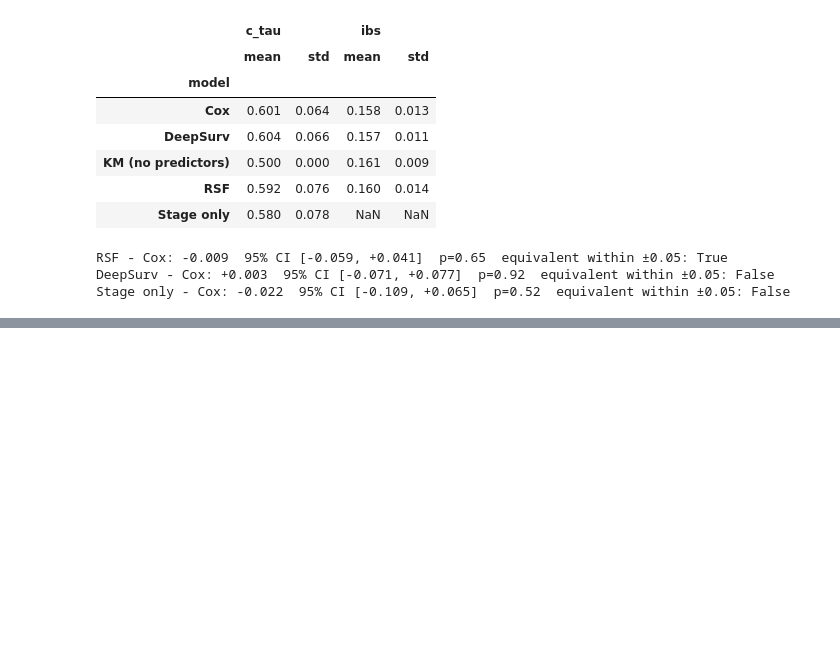
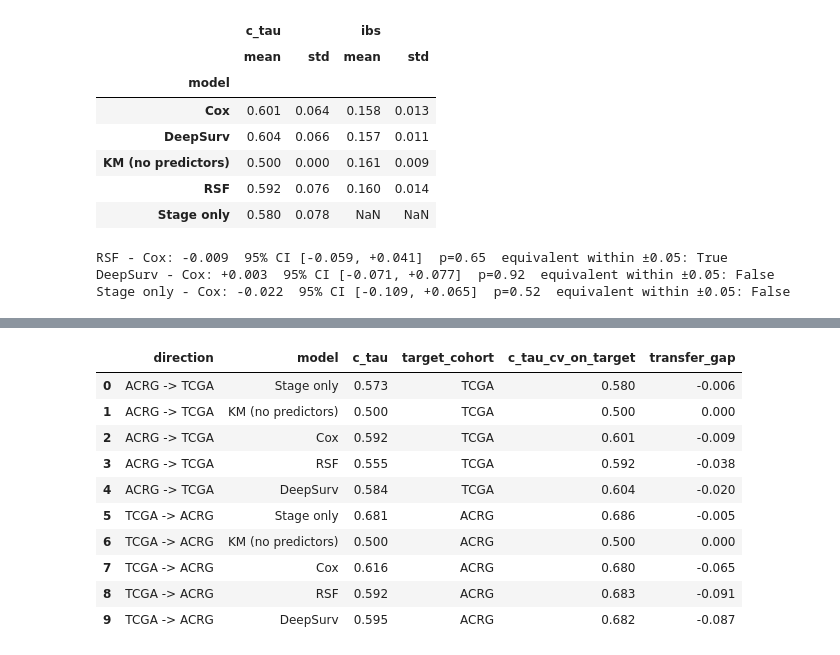
Before and after one commit to patriciamateica/GastricCancerRecurrence, a Jupyter notebook: src/experimenting101.ipynb, the cells around one changed output, grey strips where cells are left out. Drawn from its saved outputs; the diff is of its cells as text; code cells hidden in the pictures; blank space fills up the shorter version.

```diff
--- a/src/experimenting101.ipynb
+++ b/src/experimenting101.ipynb
@@ -34,11 +34,11 @@ print(X.shape, "events:", int(data["event"].sum()))
 # %% [output]
 (359, 4) events: 125
 # %%
-def c_index_time_for_eval(y_true, risk, tfe = time_for_eval):
+def c_index_tau(y_true, risk, tfe=tau):
     event_tfe = y_true["event"] & (y_true["time"] < tfe)
     return concordance_index_censored(event_tfe, y_true["time"], risk)[0]
 
-def eval_times(y_test, tfe = time_for_eval):
+def eval_times(y_test, tfe = tau):
     hi = min(tfe, y_test["time"].max() - 1e-6)
     lo = max(1.0, y_test["time"].min() + 1e-6)
     return np.linspace(lo, hi, 24)
@@ -52,7 +52,7 @@ def km_null_surv(y_train, times, n):
     return np.tile(s_at, (n, 1))
 # %%
 def time_of_eval_scorer(estimator, X_, y_):
-    return c_index_time_for_eval(y_, estimator.predict(X_))
+    return c_index_tau(y_, estimator.predict(X_))
 
 def inner_cv(y_tr):
     return list(StratifiedKFold(3, shuffle=True, random_state=seed).split(np.zeros(len(y_tr)), y_tr["event"]))
@@ -246,0 +351,21 @@ Stage only - Cox: -0.022  95% CI [-0.109, +0.065]  p=0.52  equivalent within ±0
+# %%
+cv_mean = {c: pd.read_csv(results_dir / f"e1_{c.lower()}_folds.csv").groupby("model")["c_tau"].mean()
+           for c in ["ACRG", "TCGA"]}
+gap = e2[["direction", "model", "c_tau"]].copy()
+gap["target_cohort"] = gap["direction"].str.split(" -> ").str[1]
+gap["c_tau_cv_on_target"] = [cv_mean[t].get(m, np.nan) for t, m in zip(gap["target_cohort"], gap["model"])]
+gap["transfer_gap"] = gap["c_tau"] - gap["c_tau_cv_on_target"]
+gap.to_csv(results_dir / "e2_transfer_gap.csv", index=False)
+gap.round(3)
+# %% [output]
+|  | direction | model | c_tau | target_cohort | c_tau_cv_on_target | transfer_gap |
+| 0 | ACRG -> TCGA | Stage only | 0.573 | TCGA | 0.580 | -0.006 |
+| 1 | ACRG -> TCGA | KM (no predictors) | 0.500 | TCGA | 0.500 | 0.000 |
+| 2 | ACRG -> TCGA | Cox | 0.592 | TCGA | 0.601 | -0.009 |
+| 3 | ACRG -> TCGA | RSF | 0.555 | TCGA | 0.592 | -0.038 |
+| 4 | ACRG -> TCGA | DeepSurv | 0.584 | TCGA | 0.604 | -0.020 |
+| 5 | TCGA -> ACRG | Stage only | 0.681 | ACRG | 0.686 | -0.005 |
+| 6 | TCGA -> ACRG | KM (no predictors) | 0.500 | ACRG | 0.500 | 0.000 |
+| 7 | TCGA -> ACRG | Cox | 0.616 | ACRG | 0.680 | -0.065 |
+| 8 | TCGA -> ACRG | RSF | 0.592 | ACRG | 0.683 | -0.091 |
+| 9 | TCGA -> ACRG | DeepSurv | 0.595 | ACRG | 0.682 | -0.087 |
```
Also changed, not shown: parts of 5 cells of this notebook.
